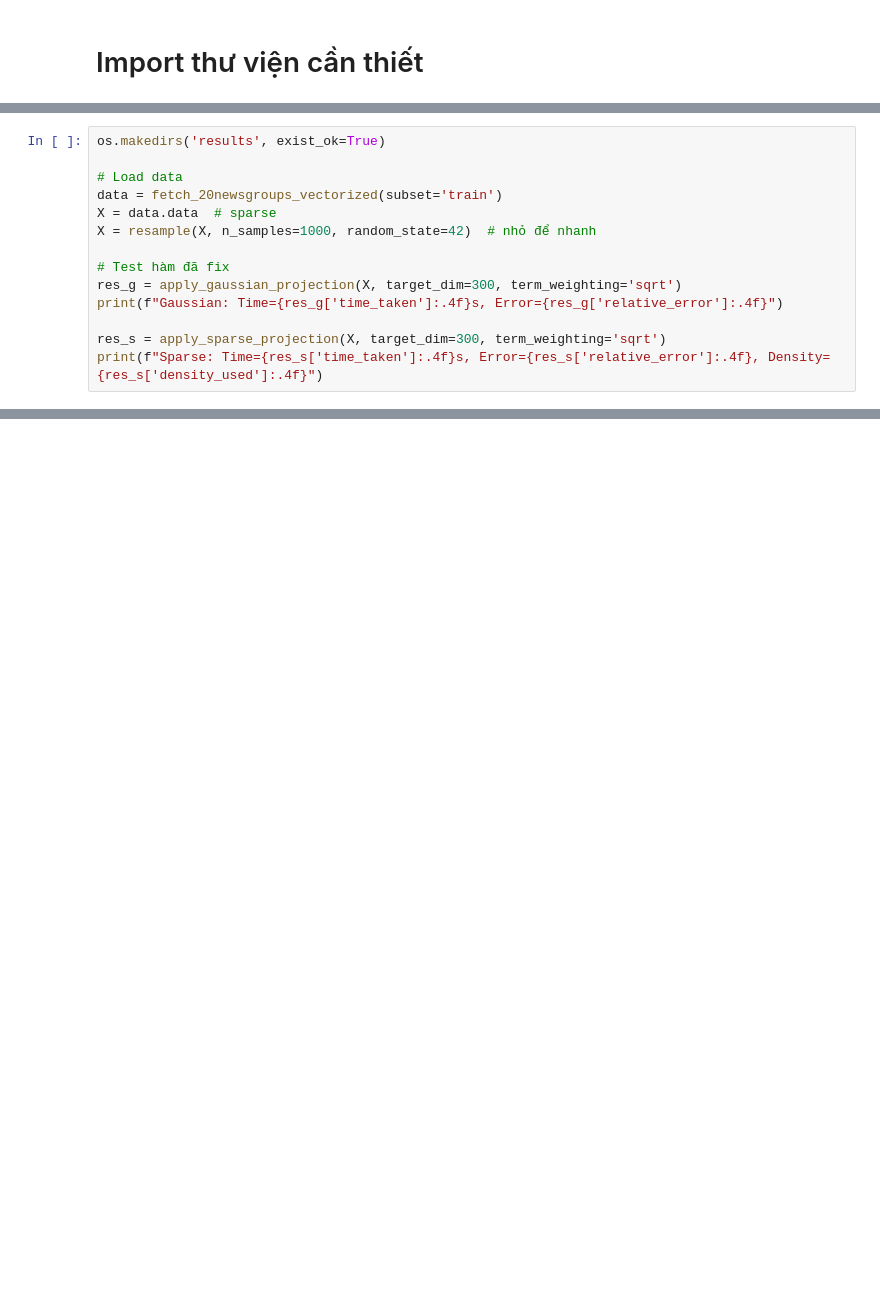
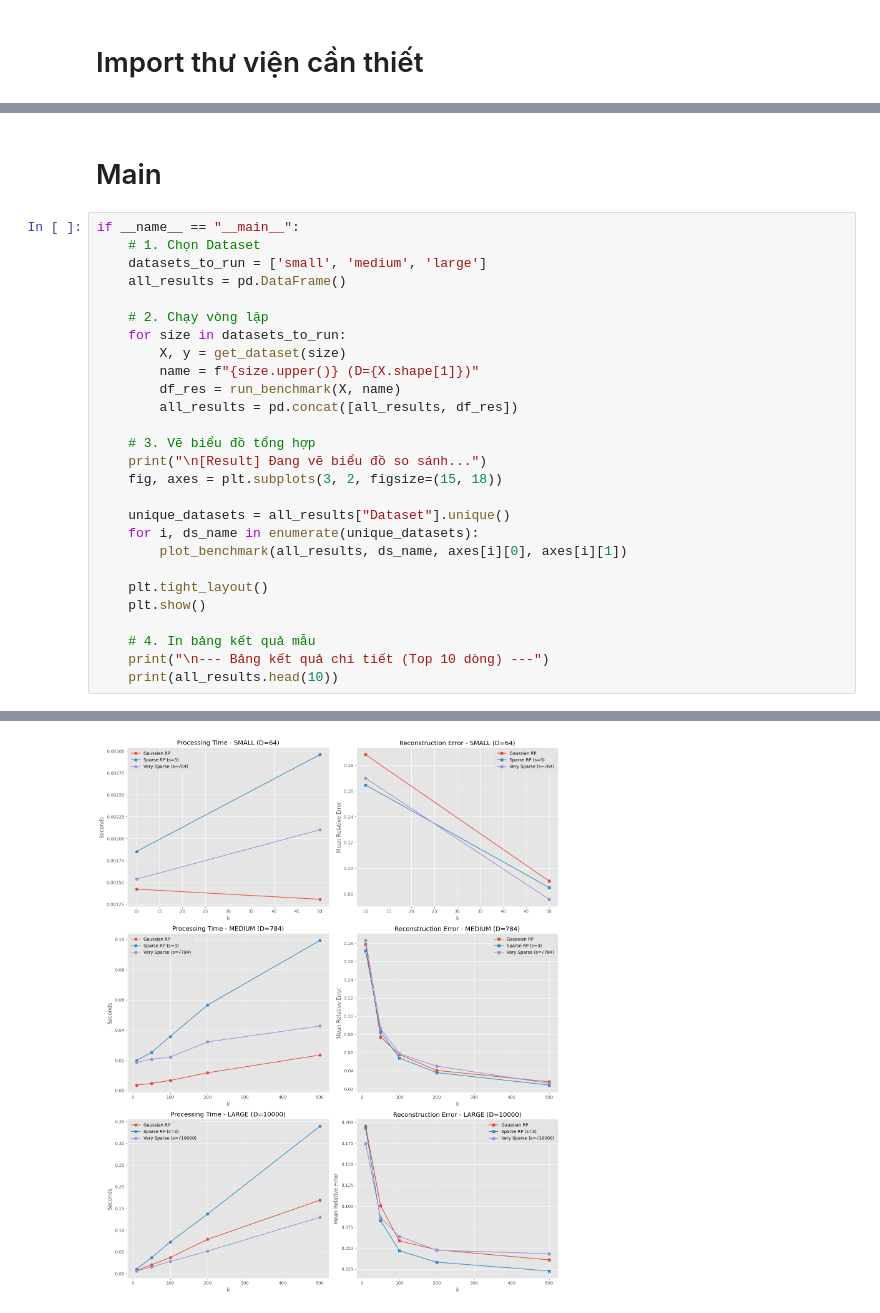
Before and after one commit to khoa26/Random-Projection-Gaussian-vs.-Sparse, a Jupyter notebook: Gausian_and_Sparse_random_Projection.ipynb, the cells around one changed output, grey strips where cells are left out. Drawn from its saved outputs; the diff is of its cells as text; blank space fills up the shorter version.

```diff
--- a/Gausian_and_Sparse_random_Projection.ipynb
+++ b/Gausian_and_Sparse_random_Projection.ipynb
@@ -132,14 +75,0 @@ def apply_sparse_projection(X, target_dim=100, density=None, subsample_size=None
-# %%
-os.makedirs('results', exist_ok=True)
-
-# Load data
-data = fetch_20newsgroups_vectorized(subset='train')
-X = data.data  # sparse
-X = resample(X, n_samples=1000, random_state=42)  # nhỏ để nhanh
-
-# Test hàm đã fix
-res_g = apply_gaussian_projection(X, target_dim=300, term_weighting='sqrt')
-print(f"Gaussian: Time={res_g['time_taken']:.4f}s, Error={res_g['relative_error']:.4f}")
-
-res_s = apply_sparse_projection(X, target_dim=300, term_weighting='sqrt')
-print(f"Sparse: Time={res_s['time_taken']:.4f}s, Error={res_s['relative_error']:.4f}, Density={res_s['density_used']:.4f}")
@@ -148,0 +179,30 @@ Sparse: Time=0.3091s, Error=0.0627, Density=0.0028
+# %% [markdown]
+# Main
+# %%
+if __name__ == "__main__":
+    # 1. Chọn Dataset
+    datasets_to_run = ['small', 'medium', 'large']
+    all_results = pd.DataFrame()
+
+    # 2. Chạy vòng lặp
+    for size in datasets_to_run:
+        X, y = get_dataset(size)
+        name = f"{size.upper()} (D={X.shape[1]})"
+        df_res = run_benchmark(X, name)
+        all_results = pd.concat([all_results, df_res])
+
+    # 3. Vẽ biểu đồ tổng hợp
+    print("\n[Result] Đang vẽ biểu đồ so sánh...")
+    fig, axes = plt.subplots(3, 2, figsize=(15, 18))
+
+    unique_datasets = all_results["Dataset"].unique()
+    for i, ds_name in enumerate(unique_datasets):
+        plot_benchmark(all_results, ds_name, axes[i][0], axes[i][1])
+
+    plt.tight_layout()
+    plt.show()
+
+    # 4. In bảng kết quả mẫu
+    print("\n--- Bảng kết quả chi tiết (Top 10 dòng) ---")
+    print(all_results.head(10))
+# %% [output]
@@ -148,0 +222 @@ Sparse: Time=0.3091s, Error=0.0627, Density=0.0028
+[figure, added]
```
Also changed, not shown: parts of 15 cells of this notebook.
